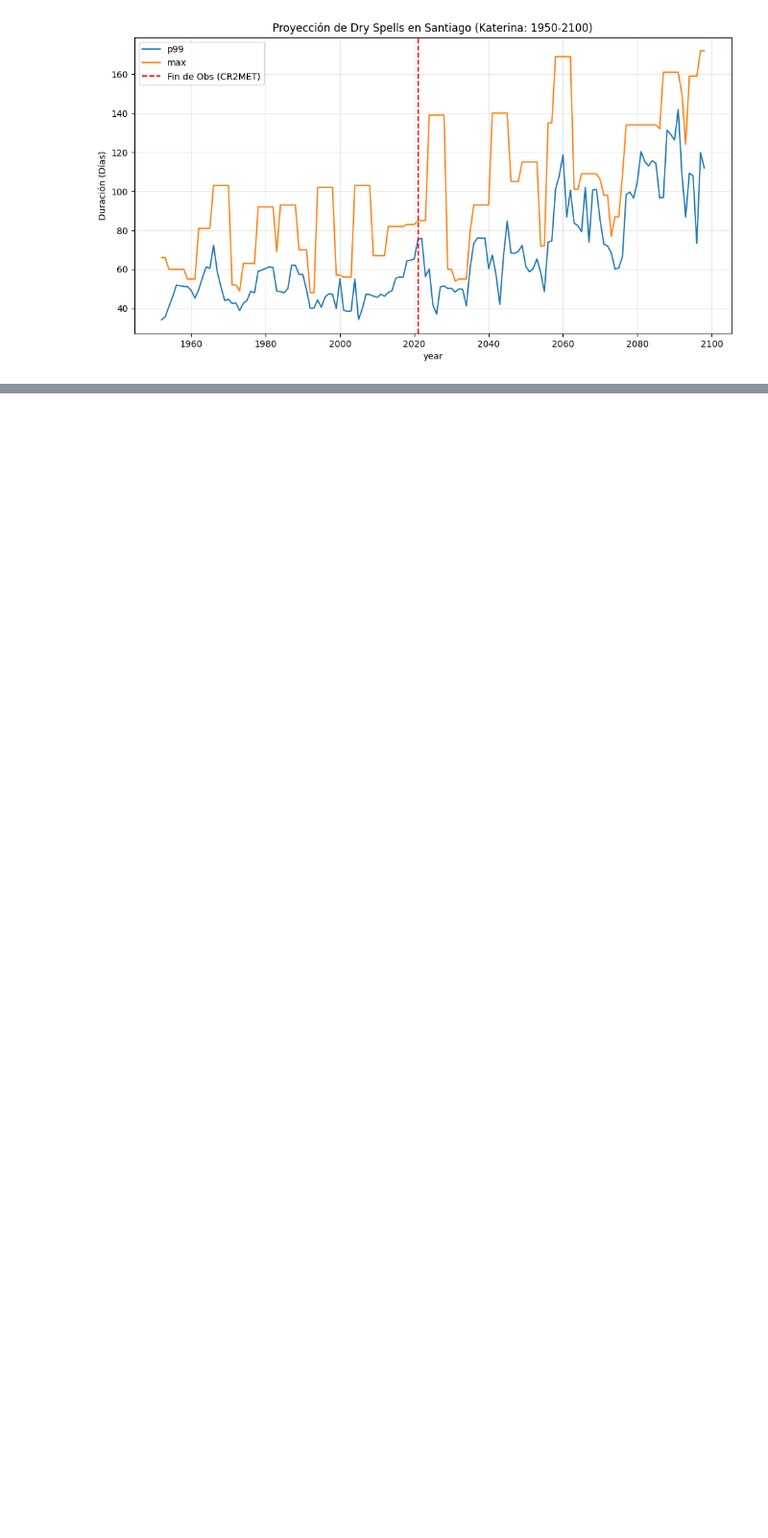
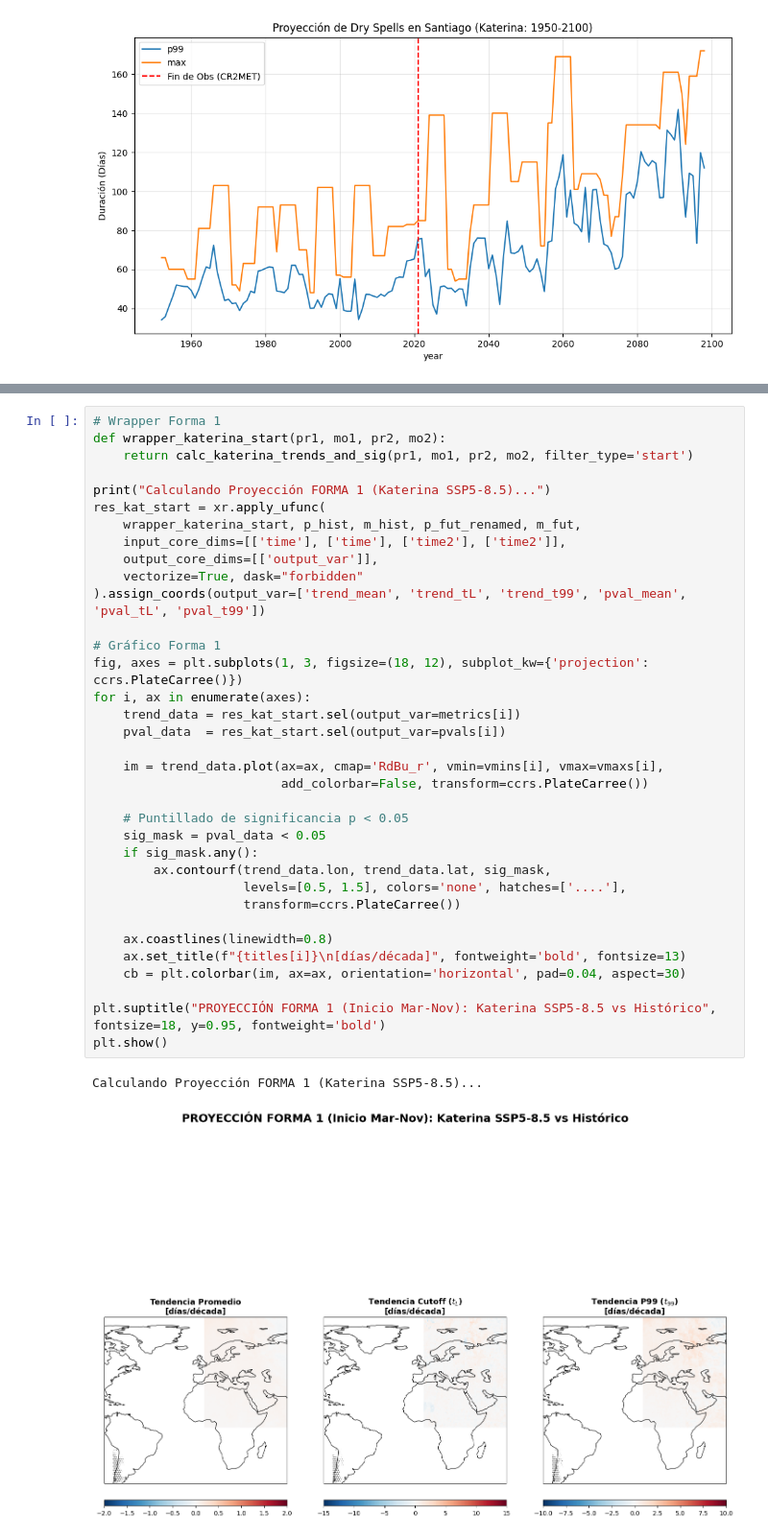
Before and after one commit to PabloGomez-97/TESIS, a Jupyter notebook: Data-Katerina.ipynb, the cells around one changed output, grey strips where cells are left out. Shown at 96% size. Cells and saved outputs as stored; diff of their text form; blank space fills up the shorter version.

```diff
--- a/Data-Katerina.ipynb
+++ b/Data-Katerina.ipynb
@@ -161,0 +353,38 @@ plt.show()
+# %%
+# Wrapper Forma 1
+def wrapper_katerina_start(pr1, mo1, pr2, mo2):
+    return calc_katerina_trends_and_sig(pr1, mo1, pr2, mo2, filter_type='start')
+
+print("Calculando Proyección FORMA 1 (Katerina SSP5-8.5)...")
+res_kat_start = xr.apply_ufunc(
+    wrapper_katerina_start, p_hist, m_hist, p_fut_renamed, m_fut,
+    input_core_dims=[['time'], ['time'], ['time2'], ['time2']],
+    output_core_dims=[['output_var']],
+    vectorize=True, dask="forbidden"
+).assign_coords(output_var=['trend_mean', 'trend_tL', 'trend_t99', 'pval_mean', 'pval_tL', 'pval_t99'])
+
+# Gráfico Forma 1
+fig, axes = plt.subplots(1, 3, figsize=(18, 12), subplot_kw={'projection': ccrs.PlateCarree()})
+for i, ax in enumerate(axes):
+    trend_data = res_kat_start.sel(output_var=metrics[i])
+    pval_data  = res_kat_start.sel(output_var=pvals[i])
+
+    im = trend_data.plot(ax=ax, cmap='RdBu_r', vmin=vmins[i], vmax=vmaxs[i],
+                         add_colorbar=False, transform=ccrs.PlateCarree())
+
+    # Puntillado de significancia p < 0.05
+    sig_mask = pval_data < 0.05
+    if sig_mask.any():
+        ax.contourf(trend_data.lon, trend_data.lat, sig_mask,
+                    levels=[0.5, 1.5], colors='none', hatches=['....'],
+                    transform=ccrs.PlateCarree())
+
+    ax.coastlines(linewidth=0.8)
+    ax.set_title(f"{titles[i]}\n[días/década]", fontweight='bold', fontsize=13)
+    cb = plt.colorbar(im, ax=ax, orientation='horizontal', pad=0.04, aspect=30)
+
+plt.suptitle("PROYECCIÓN FORMA 1 (Inicio Mar-Nov): Katerina SSP5-8.5 vs Histórico", fontsize=18, y=0.95, fontweight='bold')
+plt.show()
+# %% [output]
+Calculando Proyección FORMA 1 (Katerina SSP5-8.5)...
+[figure, added]
```
Also changed, not shown: parts of 5 cells of this notebook, 2 other files.
